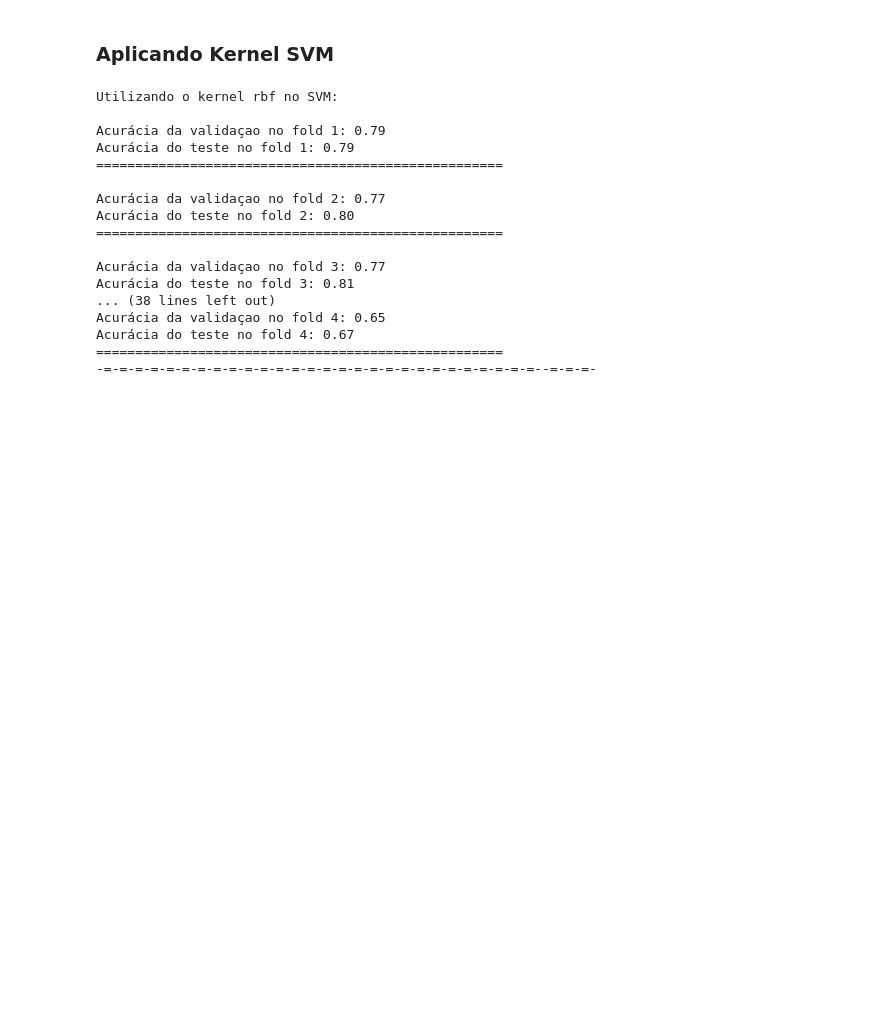
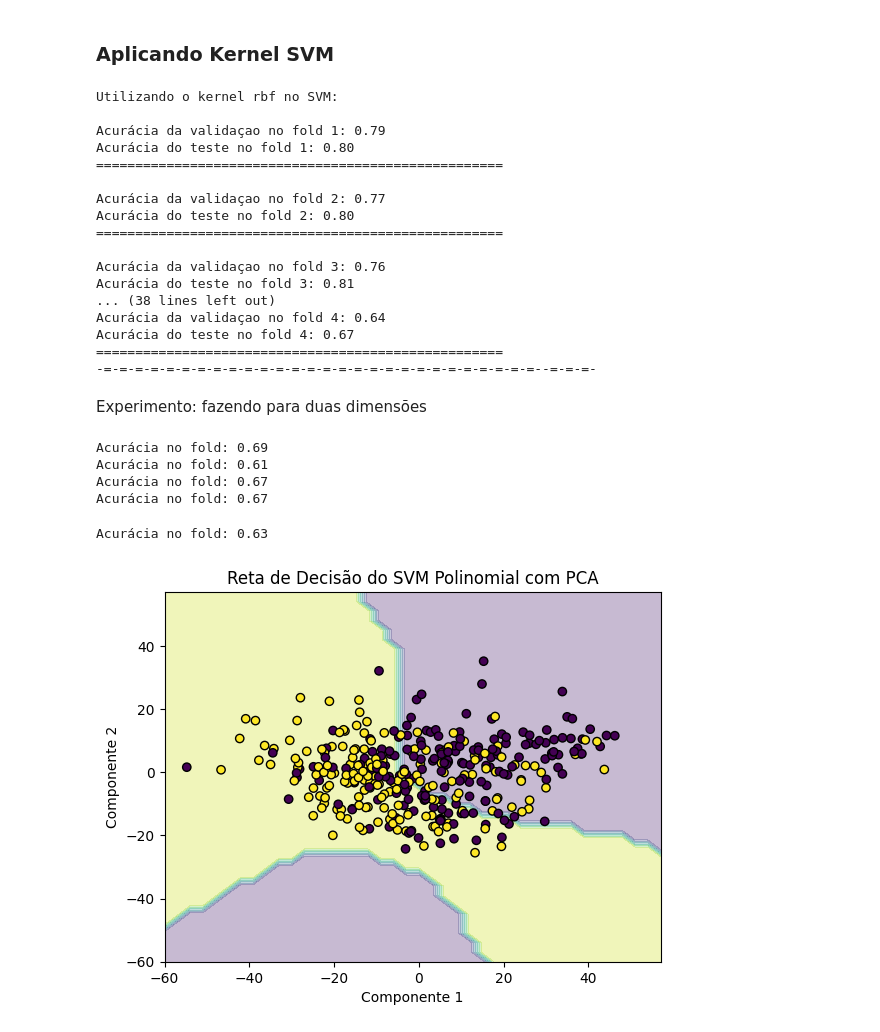
Before and after one commit to lorran-araujo/LNCC, a Jupyter notebook: disciplinas/redes-neurais/codes/lista3/exercicio1.ipynb, the cells around one changed output. Saved outputs shown, nothing was run; the diff lists cells and outputs as text; code cells hidden in the pictures; blank space fills up the shorter version.

```diff
--- a/disciplinas/redes-neurais/codes/lista3/exercicio1.ipynb
+++ b/disciplinas/redes-neurais/codes/lista3/exercicio1.ipynb
@@ -303,14 +367,12 @@ for ker in kernels:
 
     for train_index, test_index in kf2.split(x_train_pca):
 
-
-
-        X_train2, X_val = x_train_pca[train_index], x_train_pca[test_index]
-        y_train2, y_val = y_train[train_index], y_train[test_index]
+        X_train4, X_val = x_train_pca[train_index], x_train_pca[test_index]
+        y_train4, y_val = y_train[train_index], y_train[test_index]
 
         # cria e treinar o modelo SVM
         clf_kernel = SVC(kernel=ker, C=1.0)
-        clf_kernel.fit(X_train2, y_train2.ravel())
+        clf_kernel.fit(X_train4, y_train4.ravel())
 
         svm_kernel.append(clf_kernel)
 
@@ -333,17 +395,59 @@ for ker in kernels:
 Utilizando o kernel rbf no SVM:
 
 Acurácia da validaçao no fold 1: 0.79
-Acurácia do teste no fold 1: 0.79
+Acurácia do teste no fold 1: 0.80
 ====================================================
 
 Acurácia da validaçao no fold 2: 0.77
 Acurácia do teste no fold 2: 0.80
 ====================================================
 
-Acurácia da validaçao no fold 3: 0.77
+Acurácia da validaçao no fold 3: 0.76
 Acurácia do teste no fold 3: 0.81
 ... (38 lines left out)
-Acurácia da validaçao no fold 4: 0.65
+Acurácia da validaçao no fold 4: 0.64
 Acurácia do teste no fold 4: 0.67
 ====================================================
 -=-=-=-=-=-=-=-=-=-=-=-=-=-=-=-=-=-=-=-=-=-=-=-=-=-=-=-=--=-=-=-
+# %% [markdown]
+Experimento: fazendo para duas dimensões
+# %%
+pca_red = PCA(n_components=2)
+x_train_pca_red = pca_red.fit_transform(X_train)
+# %%
+kf2 = KFold(n_splits=4, shuffle=True, random_state=42)
+
+# lista para armazenar os modelos
+svm_kernel_red = []
+
+# itera sobre cada fold
+for train_index, test_index in kf2.split(x_train_pca_red):
+
+    X_train5, X_val = x_train_pca_red[train_index], x_train_pca_red[test_index]
+    y_train5, y_val = y_train[train_index], y_train[test_index]
+
+    # cria e treinar o modelo SVM
+    clf_kernel = SVC(kernel='rbf', C=1.0)
+    clf_kernel.fit(X_train5, y_train5.ravel())
+
+    svm_kernel_red.append(clf_kernel)
+
+    # avalia o modelo no conjunto de validação
+    accuracy = clf_kernel.score(X_val, y_val)
+    print(f"Acurácia no fold: {accuracy:.2f}")
+# %% [output]
+Acurácia no fold: 0.69
+Acurácia no fold: 0.61
+Acurácia no fold: 0.67
+Acurácia no fold: 0.67
+# %%
+scaler = StandardScaler()
+x_test_scaled = scaler.fit_transform(X_test)
+x_test_pca_red = pca_red.transform(x_test_scaled)
+# %%
+accuracy = svm_kernel_red[3].score(x_test_pca_red, y_test)
+print(f"Acurácia no fold: {accuracy:.2f}")
+plot_decision_boundary(svm_kernel_red[3], x_test_pca_red, y_test, 'Reta de Decisão do SVM Polinomial com PCA', xmin=-60, xmax=60,ymin=-60, ymax=60)
+# %% [output]
+Acurácia no fold: 0.63
+[figure, added]
```
Also changed, not shown: parts of 7 cells of this notebook, 1 other file.
